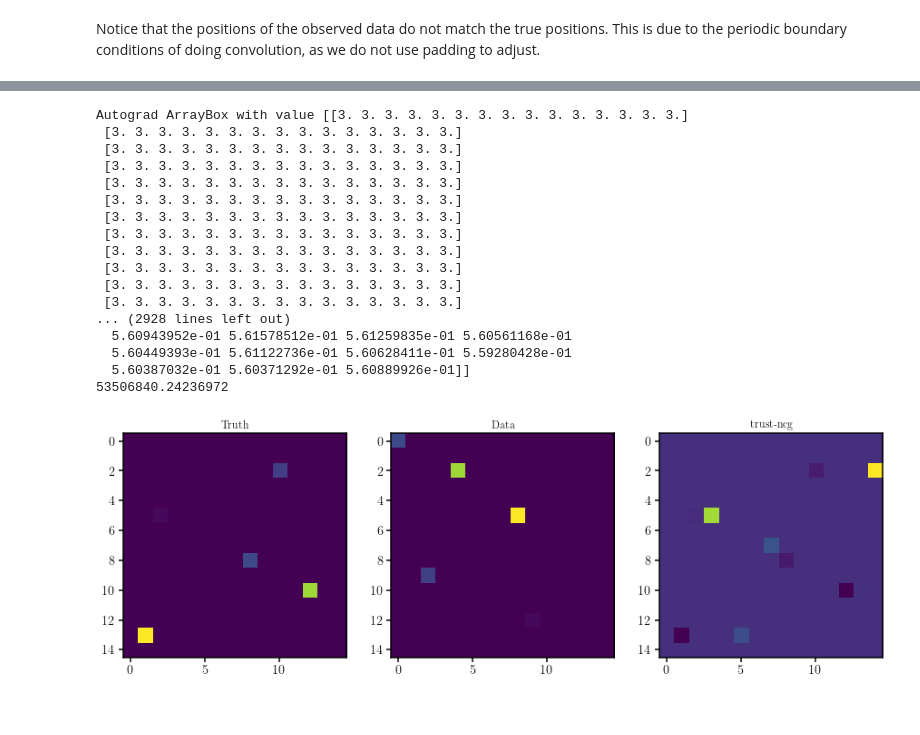
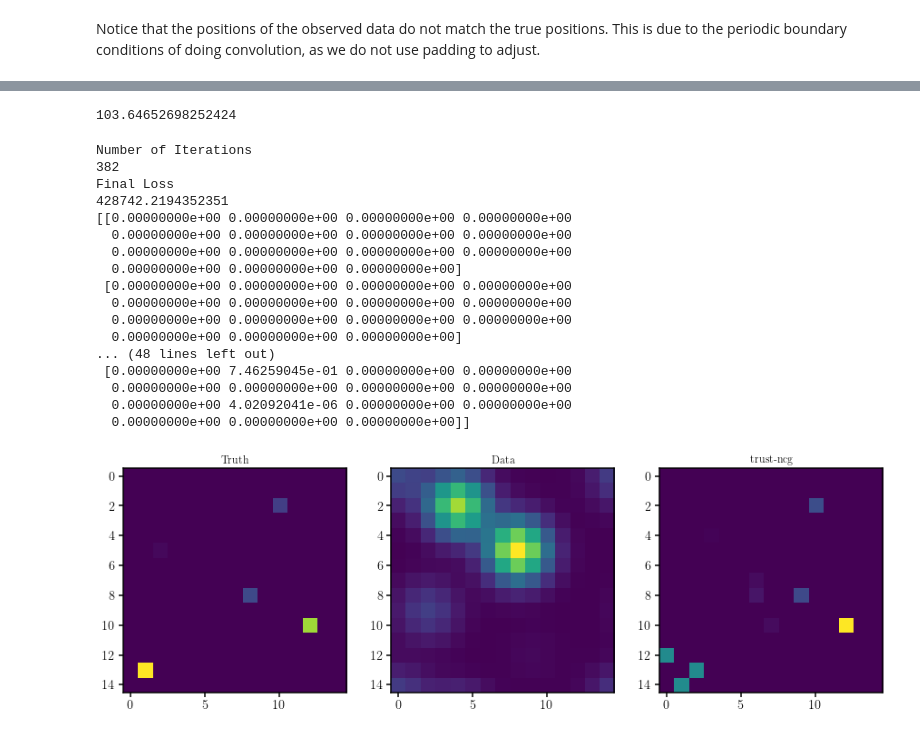
Before and after one commit to changhoonhahn/LocaHBay, a Jupyter notebook: sb/2d/logparam_noprior.ipynb, the cells around one changed output, grey strips where cells are left out. Saved outputs shown, nothing was run; the diff lists cells and outputs as text; code cells hidden in the pictures.

```diff
--- a/sb/2d/logparam_noprior.ipynb
+++ b/sb/2d/logparam_noprior.ipynb
@@ -37,10 +37,10 @@ Ndata = 5;
 n_grid = 15;
 pix_1d = np.linspace(0., 1., n_grid) # pixel gridding
 fdensity_true = float(Ndata)/float(n_grid**2); #number density of obj in 1d
-epsilon = .1;
+epsilon = 2.2;
 
 #use very small psf and noise
-sig_psf = 0.001 # psf width
+sig_psf = 0.1 # psf width
 sig_noise = 0.001 # noise level
 
 #create our psf
@@ -130,7 +165,7 @@ def hess_loss(ws_k):
 
 #create initial parameters
 tt0 = np.zeros((n_grid,n_grid)) + 3; #begin with high uniform mass in each pixel
-tt0 = epsilon*np.log(tt0)
+tt0 = epsilon*np.log(np.exp(tt0/epsilon)-1);
 tt0_k = fft.fft2(tt0); #take fft
 t_ini = complex_to_real(tt0_k.flatten()) #flatten to 1d for scipy and embed in 2R
 # %%
@@ -153,44 +218,56 @@ def hfunc(th):
+# %%
+#test loss is working
+w_pert = w_true_grid + .000001;
+wprime = epsilon*np.log(np.exp(w_pert/epsilon)-1);
+wprime_k = fft.fft2(wprime); #take fft
+wprime_k = complex_to_real(wprime_k.flatten()) #flatten to 1d for scipy and embed in 2R
+#print(wprime_k);
+print(loss_fn(wprime_k));
+# %% [output]
+103.64652698252424
 # %%
+
 #optimize using scipy and our analytic gradients
 res = scipy.optimize.minimize(lambda tt: loss_fn(tt),
     t_ini, # theta initial
-    jac=afunc,
-    hess=hfunc,
-    method='trust-ncg');
+    jac=grad_loss,
+    method='BFGS');
 print('Number of Iterations');
 print(res['nit']);
 print('Final Loss');
 print(loss_fn(res['x']));
 #remember this returns the fourier coefficients embeded in the reals
 w_final_k = real_to_complex(res['x']);
 w_final_k = w_final_k.reshape((n_grid,n_grid)); #reshape to 2d
 w_final = np.real(fft.ifft2(w_final_k));
-#w_final = epsilon*np.log(np.exp(w_final/epsilon)-1);
-w_final = np.exp(w_final/epsilon);
-fig, ax = plt.subplots(1,3,figsize=(15,15))
+w_final = epsilon*np.log(np.exp(w_final/epsilon)+1);
+print(w_final);
+w_final[w_final == np.inf] = 0;
+#w_final[w_final < .]
+fig, ax = plt.subplots(1,3,figsize=(15,15));
 ax[0].imshow(w_true_grid);
 ax[0].set_title('Truth')
 ax[1].imshow(data);
 ax[1].set_title('Data')
 ax[2].imshow(w_final);
 ax[2].set_title('trust-ncg')
 plt.show();
 # %% [output]
-Autograd ArrayBox with value [[3. 3. 3. 3. 3. 3. 3. 3. 3. 3. 3. 3. 3. 3. 3.]
- [3. 3. 3. 3. 3. 3. 3. 3. 3. 3. 3. 3. 3. 3. 3.]
- [3. 3. 3. 3. 3. 3. 3. 3. 3. 3. 3. 3. 3. 3. 3.]
- [3. 3. 3. 3. 3. 3. 3. 3. 3. 3. 3. 3. 3. 3. 3.]
- [3. 3. 3. 3. 3. 3. 3. 3. 3. 3. 3. 3. 3. 3. 3.]
- [3. 3. 3. 3. 3. 3. 3. 3. 3. 3. 3. 3. 3. 3. 3.]
- [3. 3. 3. 3. 3. 3. 3. 3. 3. 3. 3. 3. 3. 3. 3.]
- [3. 3. 3. 3. 3. 3. 3. 3. 3. 3. 3. 3. 3. 3. 3.]
- [3. 3. 3. 3. 3. 3. 3. 3. 3. 3. 3. 3. 3. 3. 3.]
- [3. 3. 3. 3. 3. 3. 3. 3. 3. 3. 3. 3. 3. 3. 3.]
- [3. 3. 3. 3. 3. 3. 3. 3. 3. 3. 3. 3. 3. 3. 3.]
- [3. 3. 3. 3. 3. 3. 3. 3. 3. 3. 3. 3. 3. 3. 3.]
-... (2928 lines left out)
-  5.60943952e-01 5.61578512e-01 5.61259835e-01 5.60561168e-01
-  5.60449393e-01 5.61122736e-01 5.60628411e-01 5.59280428e-01
-  5.60387032e-01 5.60371292e-01 5.60889926e-01]]
-53506840.24236972
+Number of Iterations
+382
+Final Loss
+428742.2194352351
+[[0.00000000e+00 0.00000000e+00 0.00000000e+00 0.00000000e+00
+  0.00000000e+00 0.00000000e+00 0.00000000e+00 0.00000000e+00
+  0.00000000e+00 0.00000000e+00 0.00000000e+00 0.00000000e+00
+  0.00000000e+00 0.00000000e+00 0.00000000e+00]
+ [0.00000000e+00 0.00000000e+00 0.00000000e+00 0.00000000e+00
+  0.00000000e+00 0.00000000e+00 0.00000000e+00 0.00000000e+00
+  0.00000000e+00 0.00000000e+00 0.00000000e+00 0.00000000e+00
+  0.00000000e+00 0.00000000e+00 0.00000000e+00]
+... (48 lines left out)
+ [0.00000000e+00 7.46259045e-01 0.00000000e+00 0.00000000e+00
+  0.00000000e+00 0.00000000e+00 0.00000000e+00 0.00000000e+00
+  0.00000000e+00 4.02092041e-06 0.00000000e+00 0.00000000e+00
+  0.00000000e+00 0.00000000e+00 0.00000000e+00]]
-[figure, old version]
+[figure, new version]
```
Also changed, not shown: parts of 6 cells of this notebook, 3 other files.
